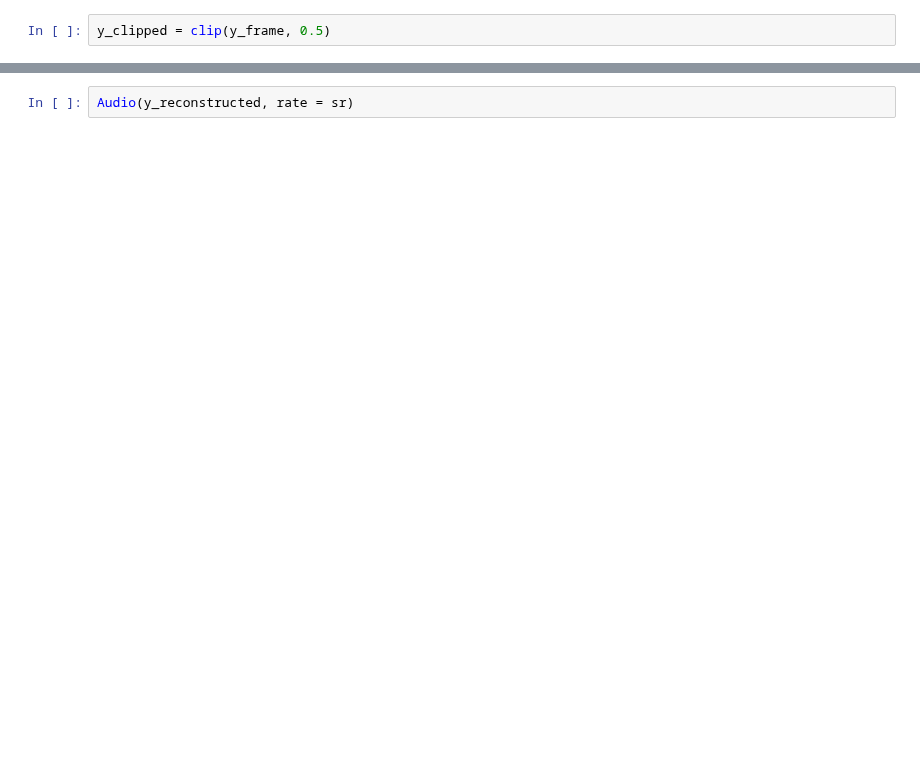
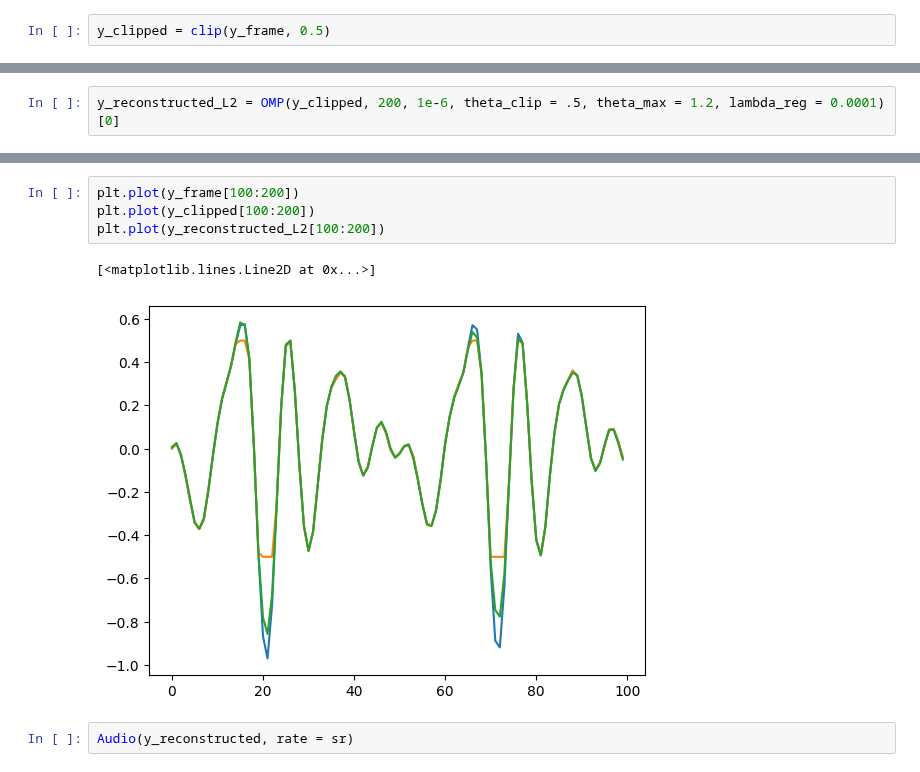
Before and after one commit to pierreaguie/C-OMP-for-Audio-Declipping, a Jupyter notebook: AudioDeclipping.ipynb, the cells around one changed output, grey strips where cells are left out. Cells and saved outputs as stored; diff of their text form; blank space fills up the shorter version.

```diff
--- a/AudioDeclipping.ipynb
+++ b/AudioDeclipping.ipynb
@@ -410,0 +488,2 @@ Problem solved
+# %%
+y_reconstructed_L2 = OMP(y_clipped, 200, 1e-6, theta_clip = .5, theta_max = 1.2, lambda_reg = 0.0001)[0]
@@ -418,3 +523,10 @@ plt.plot(y_reconstructed[100:200])
+# %%
+plt.plot(y_frame[100:200])
+plt.plot(y_clipped[100:200])
+plt.plot(y_reconstructed_L2[100:200])
+# %% [output]
+[<matplotlib.lines.Line2D at 0x...>]
+[figure, added]
 # %%
 Audio(y_reconstructed, rate = sr)
 # %% [output]
```
Also changed, not shown: parts of 25 cells of this notebook.
